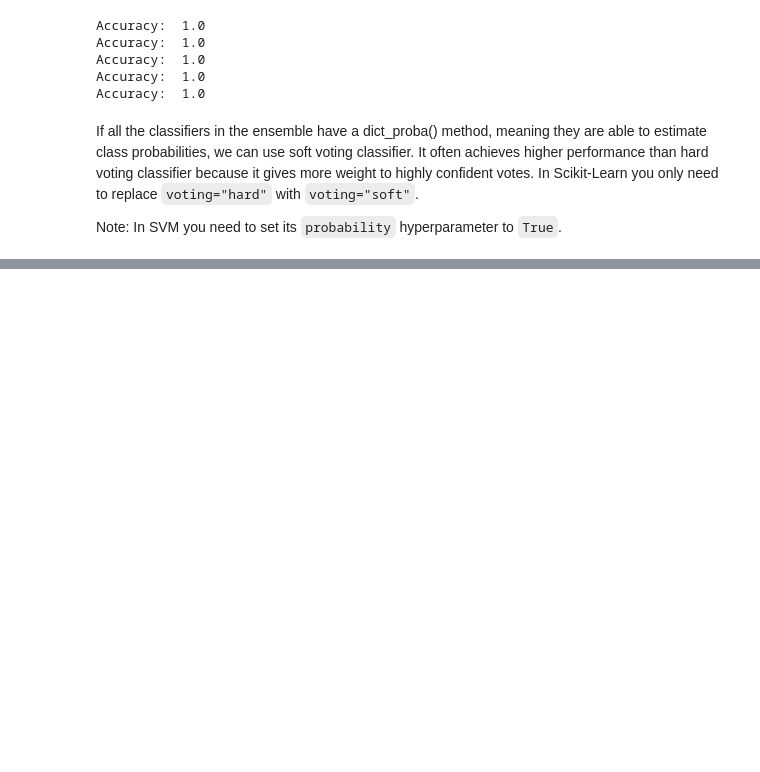
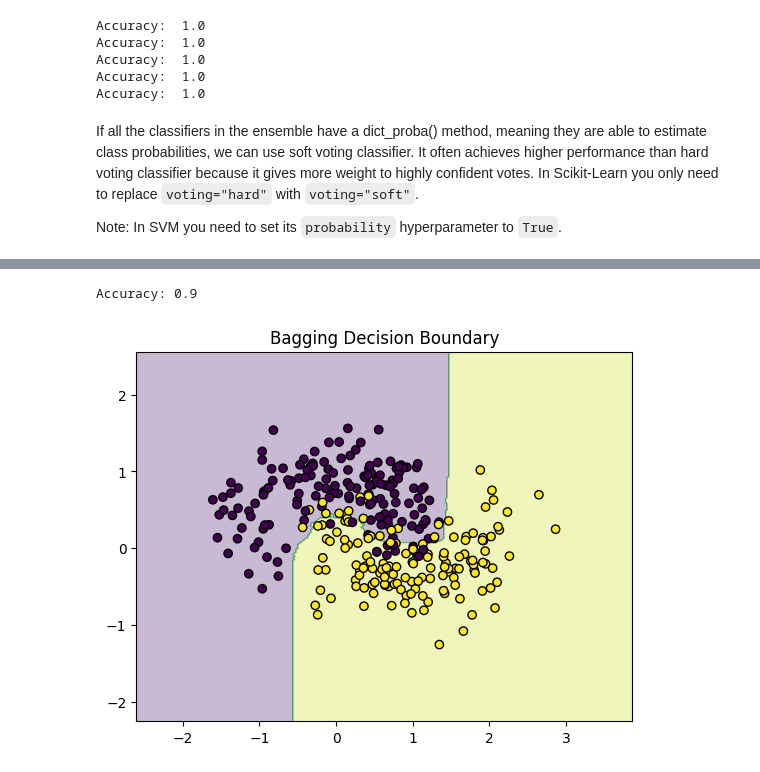
Before and after one commit to Matinsalami/DataScience, a Jupyter notebook: Hands_on_Machine_Learning/Chapter_7/Ensemble_Learning_and_Random_Forests.ipynb, the cells around one changed output, grey strips where cells are left out. Drawn from its saved outputs; the diff is of its cells as text; code cells hidden in the pictures; blank space fills up the shorter version.

```diff
--- a/Hands_on_Machine_Learning/Chapter_7/Ensemble_Learning_and_Random_Forests.ipynb
+++ b/Hands_on_Machine_Learning/Chapter_7/Ensemble_Learning_and_Random_Forests.ipynb
@@ -57,0 +85,56 @@ Note: In SVM you need to set its `probability` hyperparameter to `True`.
+# %%
+from sklearn.datasets import make_moons
+from sklearn.model_selection import train_test_split
+from sklearn.ensemble import BaggingClassifier
+from sklearn.tree import DecisionTreeClassifier
+from sklearn.metrics import accuracy_score
+import matplotlib.pyplot as plt
+
+# Generate the moons dataset
+X, y = make_moons(n_samples=1000, noise=0.3, random_state=42)
+
+# Split into training and testing sets
+X_train, X_test, y_train, y_test = train_test_split(X, y, test_size=0.3, random_state=42)
+
+# Create BaggingClassifier with DecisionTreeClassifier as base estimator
+bag_clf = BaggingClassifier(
+    DecisionTreeClassifier(),
+    n_estimators=500,
+    max_samples=100,
+    bootstrap=True,  # Set to False to do pasting
+    n_jobs=-1,
+    random_state=42,
+    oob_score=True
+)
+
+# Train the bagging classifier
+bag_clf.fit(X_train, y_train)
+
+# Make predictions
+y_pred = bag_clf.predict(X_test)
+
+# Evaluate
+print("Accuracy:", accuracy_score(y_test, y_pred))
+
+# (Optional) Plot decision boundary
+import numpy as np
+
+def plot_decision_boundary(clf, X, y, ax=None):
+    x_min, x_max = X[:, 0].min() - 1, X[:, 0].max() + 1
+    y_min, y_max = X[:, 1].min() - 1, X[:, 1].max() + 1
+    xx, yy = np.meshgrid(np.linspace(x_min, x_max, 300),
+                         np.linspace(y_min, y_max, 300))
+    Z = clf.predict(np.c_[xx.ravel(), yy.ravel()])
+    Z = Z.reshape(xx.shape)
+
+    if ax is None:
+        ax = plt.gca()
+    ax.contourf(xx, yy, Z, alpha=0.3)
+    ax.scatter(X[:, 0], X[:, 1], c=y, edgecolor='k')
+    plt.title("Bagging Decision Boundary")
+
+plot_decision_boundary(bag_clf, X_test, y_test)
+plt.show()
+# %% [output]
+Accuracy: 0.9
+[figure, added]
```
Also changed, not shown: parts of 19 cells of this notebook.
